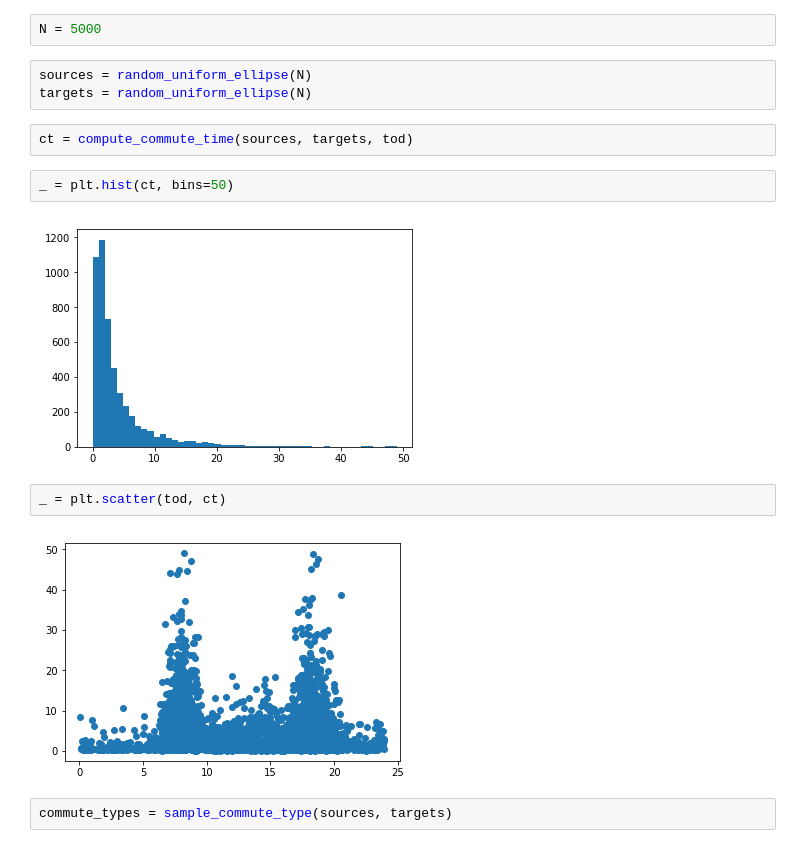
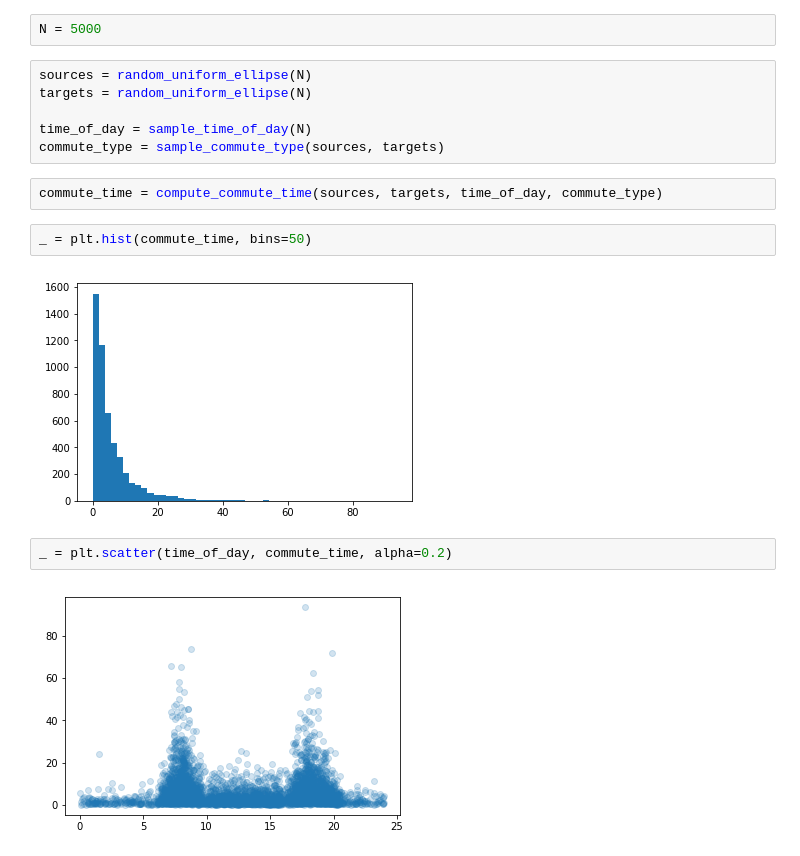
Before and after one commit to madrury/commute-times, a Jupyter notebook: commute-times.ipynb, the cells around one changed output. Cells and saved outputs as stored; diff of their text form.

Commit message:
Finish up commute type dependency.

```diff
--- a/commute-times.ipynb
+++ b/commute-times.ipynb
@@ -32,15 +33,16 @@ N = 5000
 # %%
 sources = random_uniform_ellipse(N)
 targets = random_uniform_ellipse(N)
+
+time_of_day = sample_time_of_day(N)
+commute_type = sample_commute_type(sources, targets)
 # %%
-ct = compute_commute_time(sources, targets, tod)
+commute_time = compute_commute_time(sources, targets, time_of_day, commute_type)
 # %%
-_ = plt.hist(ct, bins=50)
+_ = plt.hist(commute_time, bins=50)
 # %% [output]
-[figure, old version]
+[figure, new version]
 # %%
-_ = plt.scatter(tod, ct)
+_ = plt.scatter(time_of_day, commute_time, alpha=0.2)
 # %% [output]
-[figure, old version]
+[figure, new version]
-# %%
-commute_types = sample_commute_type(sources, targets)
```
Also changed, not shown: parts of 7 cells of this notebook, 2 other files.
